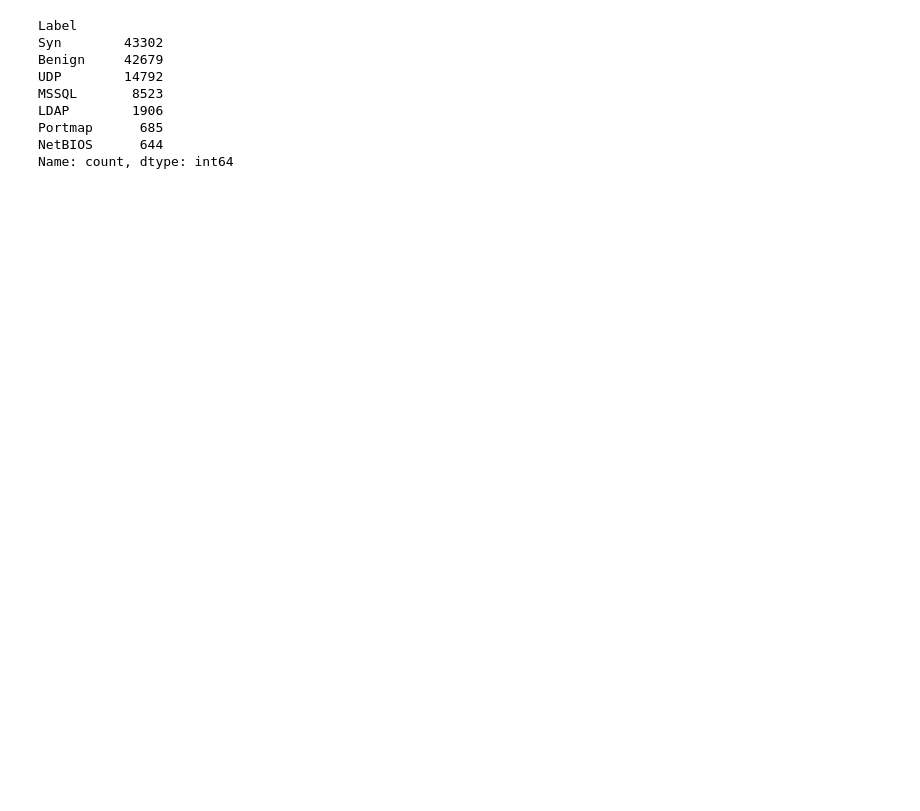
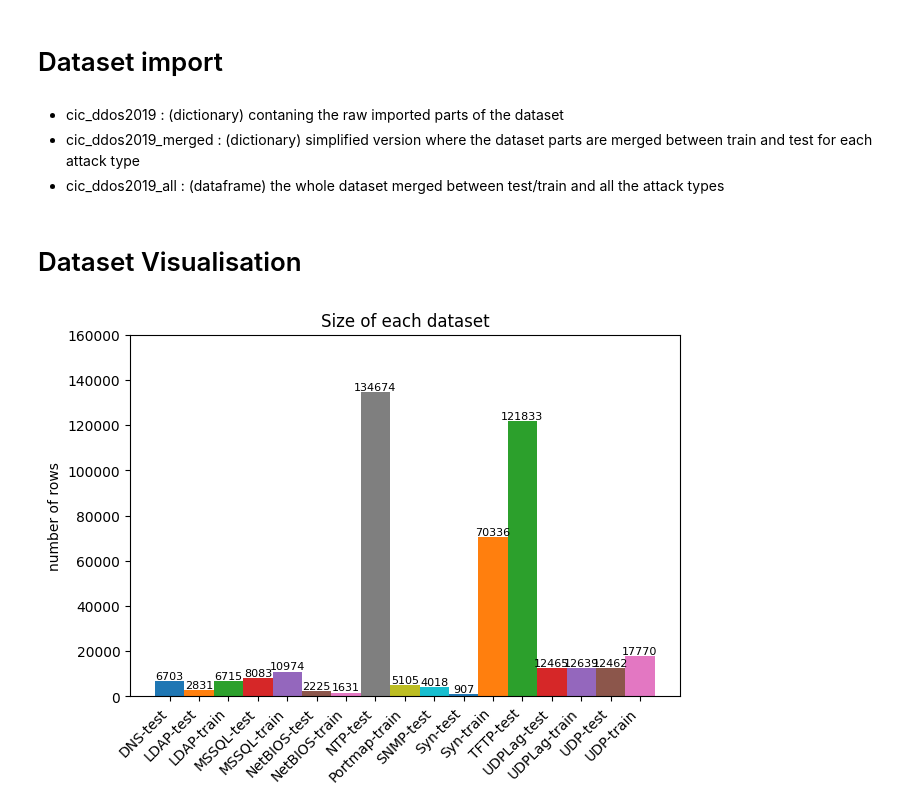
Before and after one commit to Rcym/AIRS-DDoS-Classifier, a Jupyter notebook: cic_ddos2019.ipynb, the cells around one changed output. Cells and saved outputs as stored; diff of their text form; code cells hidden in the pictures; blank space fills up the shorter version.

```diff
--- a/cic_ddos2019.ipynb
+++ b/cic_ddos2019.ipynb
@@ -73,22 +8,2 @@ Name: count, dtype: int64
-# %%
-# merge all datasets in cic_ddos2019 into one
-cic_ddos2019['dataset_syn']['Attack'] = 'Syn'
-cic_ddos2019['dataset_udp']['Attack'] = 'UDP'
-cic_ddos2019['dataset_MSSQL']['Attack'] = 'MSSQL'
-cic_ddos2019['dataset_LDAP']['Attack'] = 'LDAP'
-cic_ddos2019['dataset_Portmap']['Attack'] = 'Portmap'
-cic_ddos2019['dataset_NetBIOS']['Attack'] = 'NetBIOS'
-
-cic_ddos2019_all = pd.concat(cic_ddos2019.values(), ignore_index=True)
-
-cic_ddos2019_all.Label.value_counts()
-# %% [output]
-Label
-Syn        43302
-Benign     42679
-UDP        14792
-MSSQL       8523
-LDAP        1906
-Portmap      685
-NetBIOS      644
-Name: count, dtype: int64
+# %% [markdown]
+# Dataset import
@@ -94,0 +60,32 @@ Name: count, dtype: int64
+# %% [markdown]
+- cic_ddos2019 : (dictionary) contaning the raw imported parts of the dataset
+- cic_ddos2019_merged : (dictionary) simplified version where the dataset parts are merged between train and test for each attack type
+- cic_ddos2019_all : (dataframe) the whole dataset merged between test/train and all the attack types
+# %% [markdown]
+# Dataset Visualisation
+# %%
+# checking the size of every dataset part
+
+fig, ax = plt.subplots(layout='constrained')
+positions = []
+dataset_names = []
+mult = 0
+barWidth = 1
+
+for dataset_name, dataset in cic_ddos2019.items():
+    position = barWidth * mult
+    dataset_names.append(dataset_name)
+    positions.append(position)
+    currentBar = ax.bar(position, dataset.shape[0], width=barWidth, label=dataset_name)
+    ax.bar_label(currentBar, fontsize=8)
+    mult += 1
+
+ax.set_xticks(positions, dataset_names)
+ax.set_xticklabels(dataset_names, rotation=45, ha='right')
+ax.set_ybound(0,160000)
+ax.set_title('Size of each dataset')
+ax.set_ylabel('number of rows')
+
+plt.show()
+# %% [output]
+[figure, added]
```
Also changed, not shown: parts of 19 cells of this notebook, 5 other files.
